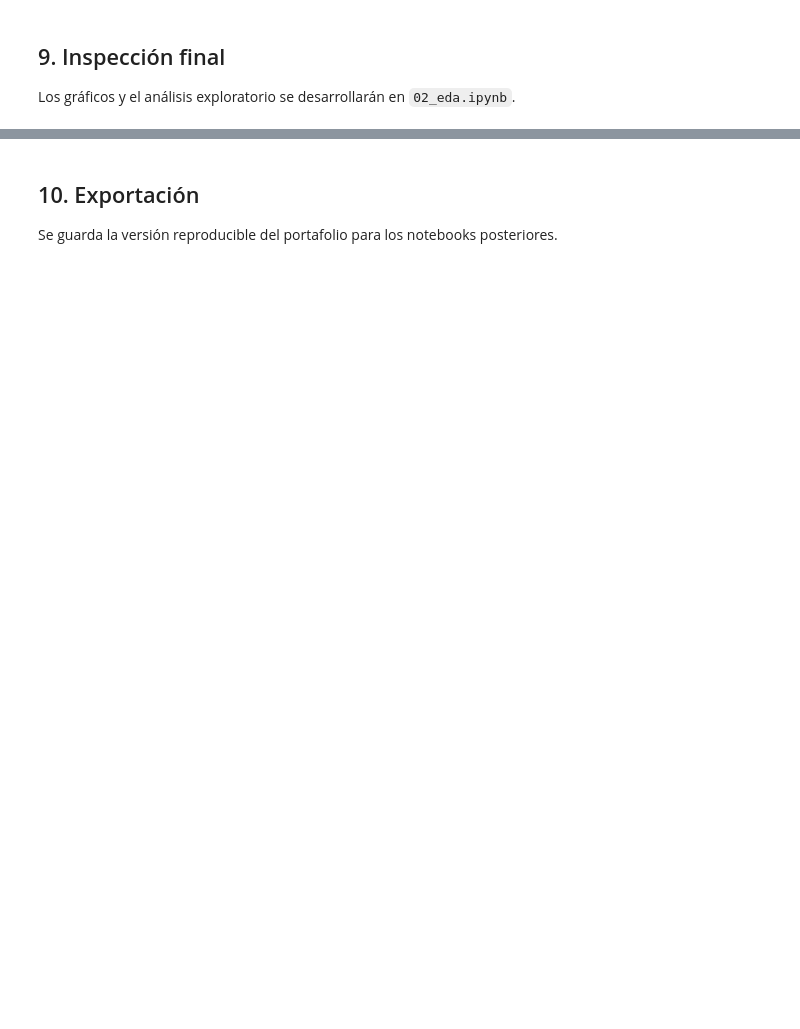
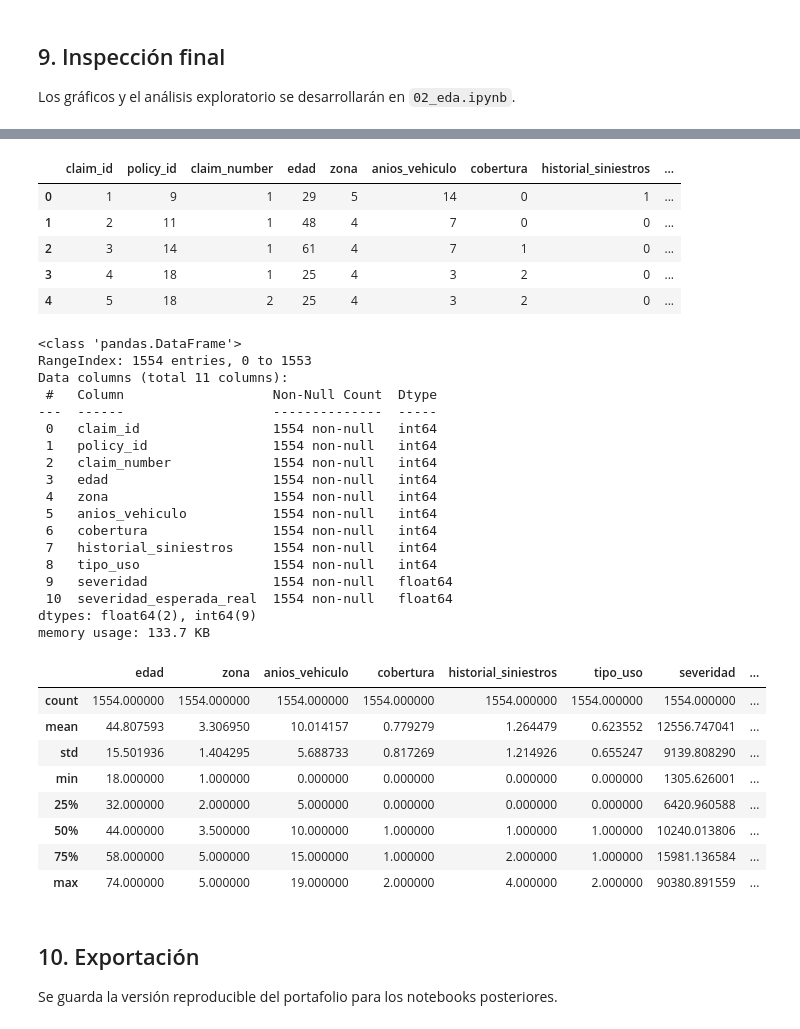
Before and after one commit to ActuarioDereckFuzz/Modelos_estadisticosvsMLvsDeep-Learning, a Jupyter notebook: notebooks/01_data_generation.ipynb, the cells around one changed output, grey strips where cells are left out. Cells and saved outputs as stored; diff of their text form; code cells hidden in the pictures; blank space fills up the shorter version.

Commit message:
Actualización: Creación de dataframe para siniestros

```diff
--- a/notebooks/01_data_generation.ipynb
+++ b/notebooks/01_data_generation.ipynb
@@ -90,3 +127,11 @@ for i, n_claims in enumerate(numero_siniestros):
+# %%
+df_claims = pd.DataFrame(claims)
+
+df_claims.insert(
+    0,
+    "claim_id",
+    np.arange(1, len(df_claims) + 1)
+)
 # %% [markdown]
 ## 4. Prima pura verdadera
 
@@ -134,6 +179,21 @@ ORACLE = [
     'lambda_real', 'prob_siniestro_real',
     'severidad_esperada_real', 'prima_pura_real',
 ]
+# %%
+CLAIM_FEATURES = [
+    "edad",
+    "zona",
+    "anios_vehiculo",
+    "cobertura",
+    "historial_siniestros",
+    "tipo_uso"
+]
+
+CLAIM_TARGET = "severidad"
+
+CLAIM_ORACLE = [
+    "severidad_esperada_real"
+]
 # %% [markdown]
 ## 7. Validaciones y *sanity checks*
 # %%
@@ -222,6 +346,51 @@ memory usage: 1.1 MB
 | 50% | 46.000000 | 3.00000 | 10.000000 | 1.000000 | 1.000000 | 1.000000 | 0.000000 | ... |
 | 75% | 60.000000 | 4.00000 | 15.000000 | 1.000000 | 1.000000 | 1.000000 | 0.000000 | ... |
 | max | 74.000000 | 5.00000 | 19.000000 | 2.000000 | 4.000000 | 2.000000 | 4.000000 | ... |
+# %%
+display(df_claims.head())
+df_claims.info()
+
+display(
+    df_claims[
+        CLAIM_FEATURES
+        + [CLAIM_TARGET]
+        + CLAIM_ORACLE
+    ].describe()
+)
+# %% [output]
+|  | claim_id | policy_id | claim_number | edad | zona | anios_vehiculo | cobertura | historial_siniestros | ... |
+| 0 | 1 | 9 | 1 | 29 | 5 | 14 | 0 | 1 | ... |
+| 1 | 2 | 11 | 1 | 48 | 4 | 7 | 0 | 0 | ... |
+| 2 | 3 | 14 | 1 | 61 | 4 | 7 | 1 | 0 | ... |
+| 3 | 4 | 18 | 1 | 25 | 4 | 3 | 2 | 0 | ... |
+| 4 | 5 | 18 | 2 | 25 | 4 | 3 | 2 | 0 | ... |
+<class 'pandas.DataFrame'>
+RangeIndex: 1554 entries, 0 to 1553
+Data columns (total 11 columns):
+ #   Column                   Non-Null Count  Dtype
+---  ------                   --------------  -----
+ 0   claim_id                 1554 non-null   int64
+ 1   policy_id                1554 non-null   int64
+ 2   claim_number             1554 non-null   int64
+ 3   edad                     1554 non-null   int64
+ 4   zona                     1554 non-null   int64
+ 5   anios_vehiculo           1554 non-null   int64
+ 6   cobertura                1554 non-null   int64
+ 7   historial_siniestros     1554 non-null   int64
+ 8   tipo_uso                 1554 non-null   int64
+ 9   severidad                1554 non-null   float64
+ 10  severidad_esperada_real  1554 non-null   float64
+dtypes: float64(2), int64(9)
+memory usage: 133.7 KB
+|  | edad | zona | anios_vehiculo | cobertura | historial_siniestros | tipo_uso | severidad | ... |
+| count | 1554.000000 | 1554.000000 | 1554.000000 | 1554.000000 | 1554.000000 | 1554.000000 | 1554.000000 | ... |
+| mean | 44.807593 | 3.306950 | 10.014157 | 0.779279 | 1.264479 | 0.623552 | 12556.747041 | ... |
+| std | 15.501936 | 1.404295 | 5.688733 | 0.817269 | 1.214926 | 0.655247 | 9139.808290 | ... |
+| min | 18.000000 | 1.000000 | 0.000000 | 0.000000 | 0.000000 | 0.000000 | 1305.626001 | ... |
+| 25% | 32.000000 | 2.000000 | 5.000000 | 0.000000 | 0.000000 | 0.000000 | 6420.960588 | ... |
+| 50% | 44.000000 | 3.500000 | 10.000000 | 1.000000 | 1.000000 | 1.000000 | 10240.013806 | ... |
+| 75% | 58.000000 | 5.000000 | 15.000000 | 1.000000 | 2.000000 | 1.000000 | 15981.136584 | ... |
+| max | 74.000000 | 5.000000 | 19.000000 | 2.000000 | 4.000000 | 2.000000 | 90380.891559 | ... |
 # %% [markdown]
 ## 10. Exportación
 
```
Also changed, not shown: parts of 8 cells of this notebook, 2 other files.
